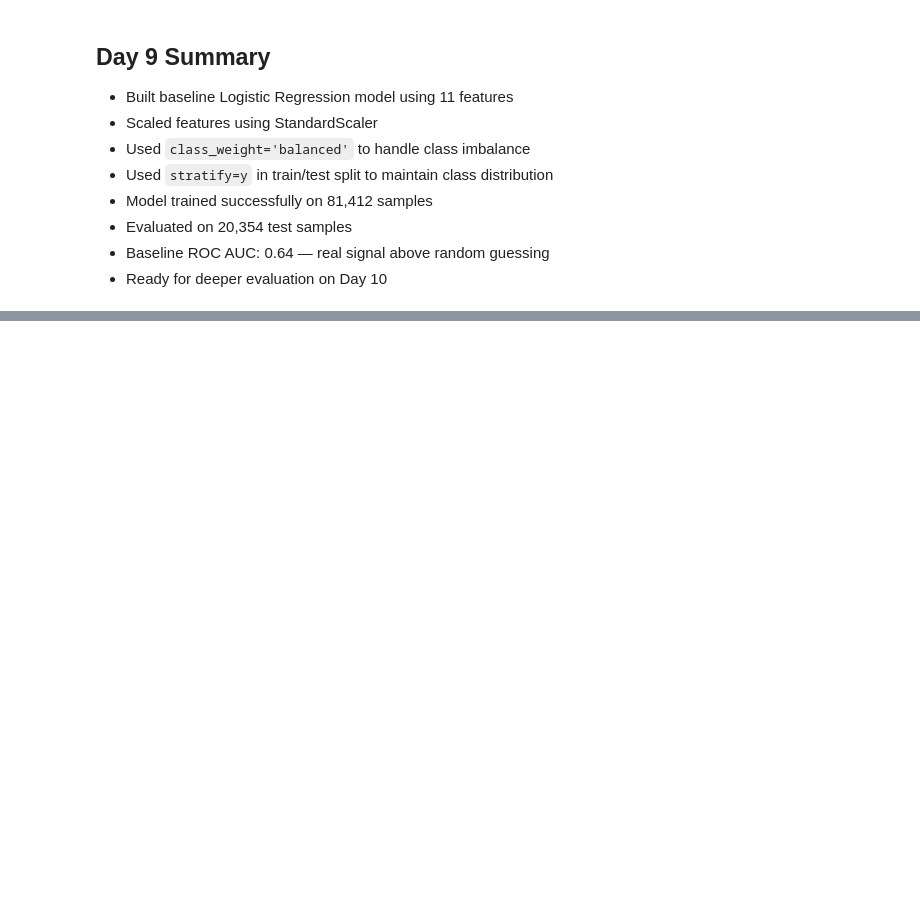
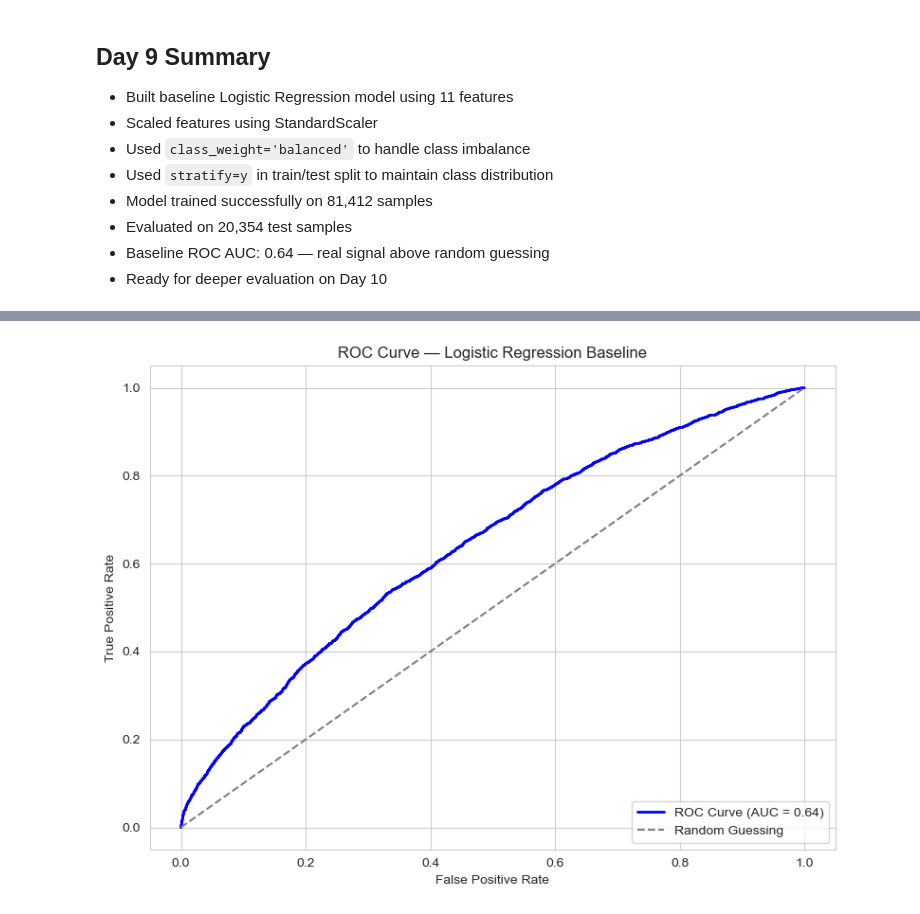
Before and after one commit to AstroBuccaneer/healthcare-readmission-analysis, a Jupyter notebook: notebooks/feature_engineering_modeling.ipynb, the cells around one changed output, grey strips where cells are left out. Cells and saved outputs as stored; diff of their text form; code cells hidden in the pictures; blank space fills up the shorter version.

```diff
--- a/notebooks/feature_engineering_modeling.ipynb
+++ b/notebooks/feature_engineering_modeling.ipynb
@@ -360,0 +381,20 @@ Confusion Matrix:
+# %%
+from sklearn.metrics import roc_curve, auc
+
+fpr, tpr, thresholds = roc_curve(y_test, y_pred_proba)
+roc_auc = auc(fpr, tpr)
+
+plt.figure(figsize=(8, 6))
+plt.plot(fpr, tpr, color='blue', lw=2,
+         label=f'ROC Curve (AUC = {roc_auc:.2f})')
+plt.plot([0, 1], [0, 1], color='gray', linestyle='--',
+         label='Random Guessing')
+plt.title('ROC Curve — Logistic Regression Baseline')
+plt.xlabel('False Positive Rate')
+plt.ylabel('True Positive Rate')
+plt.legend(loc='lower right')
+plt.tight_layout()
+plt.savefig('C:/Users/aglaf/Documents/data engineering passion projects/projects/healthcare readmission analysis/outputs/model_results/roc_curve.png')
+plt.show()
+# %% [output]
+[figure, added]
```
Also changed, not shown: parts of 6 cells of this notebook, 3 other files.
